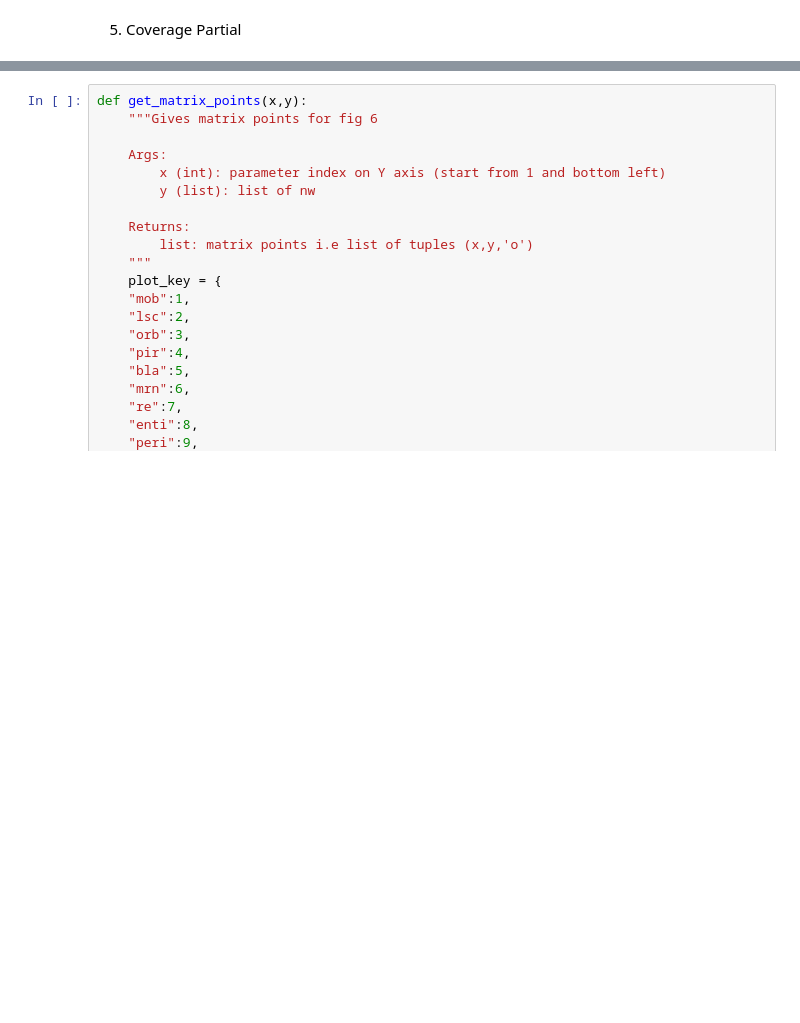
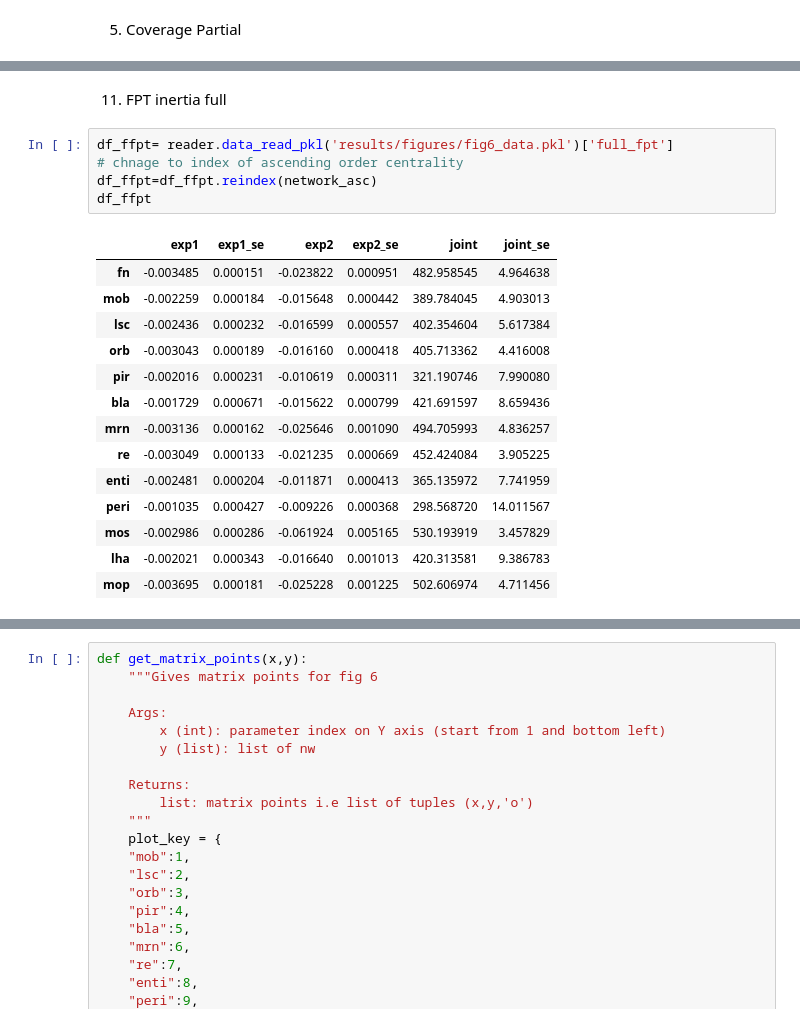
Before and after one commit to csndl-iitd/srg-tes-epilepsy-models, a Jupyter notebook: analysis/notebooks/Analyse fig_March_26.ipynb, the cells around one changed output, grey strips where cells are left out. Cells and saved outputs as stored; diff of their text form; blank space fills up the shorter version.

```diff
--- a/analysis/notebooks/Analyse fig_March_26.ipynb
+++ b/analysis/notebooks/Analyse fig_March_26.ipynb
@@ -1965,0 +2301,22 @@ cov_f=[r_snw,b_snw,r_nw,b_nw]
+# %% [markdown]
+11. FPT inertia full
+# %%
+df_ffpt= reader.data_read_pkl('results/figures/fig6_data.pkl')['full_fpt']
+# chnage to index of ascending order centrality
+df_ffpt=df_ffpt.reindex(network_asc)
+df_ffpt
+# %% [output]
+|  | exp1 | exp1_se | exp2 | exp2_se | joint | joint_se |
+| fn | -0.003485 | 0.000151 | -0.023822 | 0.000951 | 482.958545 | 4.964638 |
+| mob | -0.002259 | 0.000184 | -0.015648 | 0.000442 | 389.784045 | 4.903013 |
+| lsc | -0.002436 | 0.000232 | -0.016599 | 0.000557 | 402.354604 | 5.617384 |
+| orb | -0.003043 | 0.000189 | -0.016160 | 0.000418 | 405.713362 | 4.416008 |
+| pir | -0.002016 | 0.000231 | -0.010619 | 0.000311 | 321.190746 | 7.990080 |
+| bla | -0.001729 | 0.000671 | -0.015622 | 0.000799 | 421.691597 | 8.659436 |
+| mrn | -0.003136 | 0.000162 | -0.025646 | 0.001090 | 494.705993 | 4.836257 |
+| re | -0.003049 | 0.000133 | -0.021235 | 0.000669 | 452.424084 | 3.905225 |
+| enti | -0.002481 | 0.000204 | -0.011871 | 0.000413 | 365.135972 | 7.741959 |
+| peri | -0.001035 | 0.000427 | -0.009226 | 0.000368 | 298.568720 | 14.011567 |
+| mos | -0.002986 | 0.000286 | -0.061924 | 0.005165 | 530.193919 | 3.457829 |
+| lha | -0.002021 | 0.000343 | -0.016640 | 0.001013 | 420.313581 | 9.386783 |
+| mop | -0.003695 | 0.000181 | -0.025228 | 0.001225 | 502.606974 | 4.711456 |
```
Also changed, not shown: parts of 53 cells of this notebook, 2 other files.
